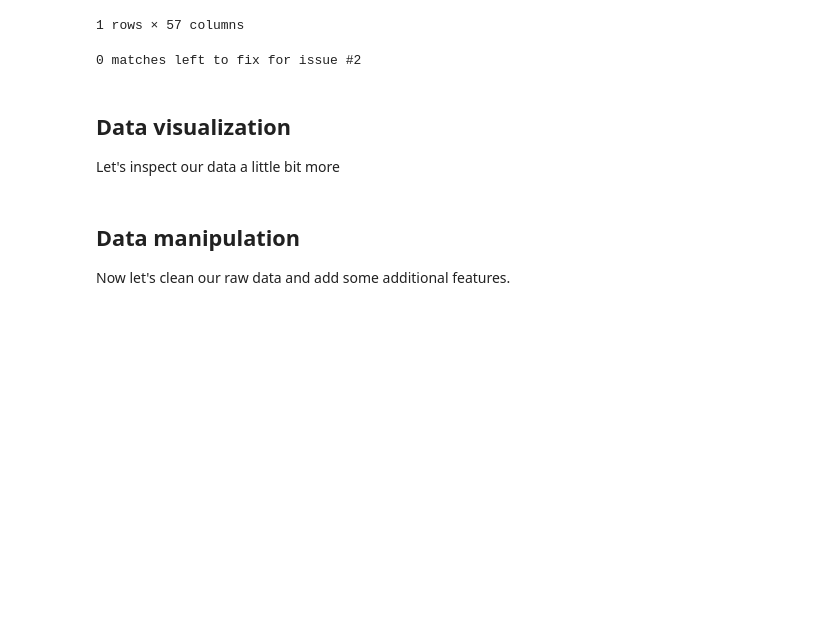
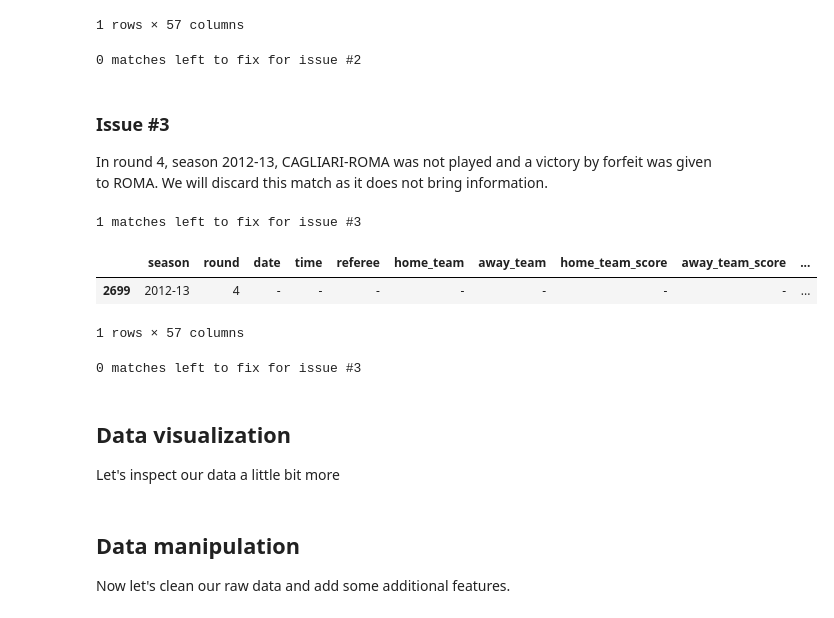
Before and after one commit to davnig/football-match-results-prediction, a Jupyter notebook: data_preprocessing.ipynb, the cells around one changed output. Drawn from its saved outputs; the diff is of its cells as text; code cells hidden in the pictures; blank space fills up the shorter version.

Commit message:
feat: fix for data issue #3

```diff
--- a/data_preprocessing.ipynb
+++ b/data_preprocessing.ipynb
@@ -118,3 +118,15 @@ to_fix_mask = (train_raw['date'] == '<sus>')
 print(f'{len(train_raw[to_fix_mask])} matches left to fix for issue #2')
 # %% [output]
 0 matches left to fix for issue #2
+# %% [markdown]
+### Issue #3
+In round 4, season 2012-13, CAGLIARI-ROMA was not played and a victory by forfeit was given to ROMA. We will discard this match as it does not bring information.
+# %%
+to_fix_mask = (train_raw['date'] == '-') & (train_raw['round'] == 4) & (train_raw['season'] == '2012-13')
+print(f'{len(train_raw[to_fix_mask])} matches left to fix for issue #3')
+train_raw[to_fix_mask]
+# %% [output]
+1 matches left to fix for issue #3
+|  | season | round | date | time | referee | home_team | away_team | home_team_score | away_team_score | ... |
+| 2699 | 2012-13 | 4 | - | - | - | - | - | - | - | ... |
+1 rows × 57 columns
@@ -121,3 +136,8 @@ print(f'{len(train_raw[to_fix_mask])} matches left to fix for issue #2')
+# %%
+to_fix_mask = (train_raw['date'] == '-') & (train_raw['round'] == 4) & (train_raw['season'] == '2012-13')
+print(f'{len(train_raw[to_fix_mask])} matches left to fix for issue #3')
+# %% [output]
+0 matches left to fix for issue #3
 # %% [markdown]
 ## Data visualization
 
```
Also changed, not shown: parts of 3 cells of this notebook.
